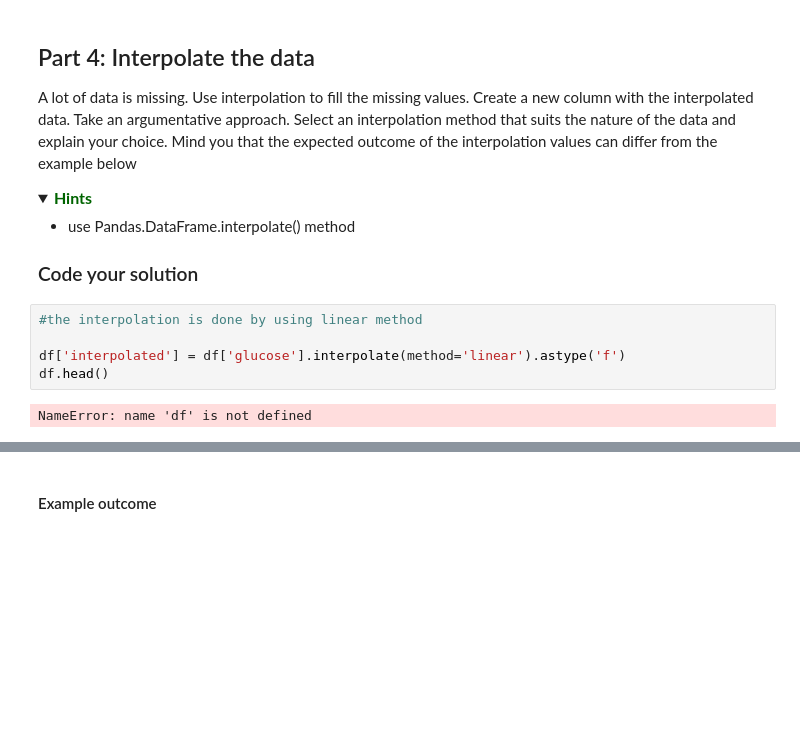
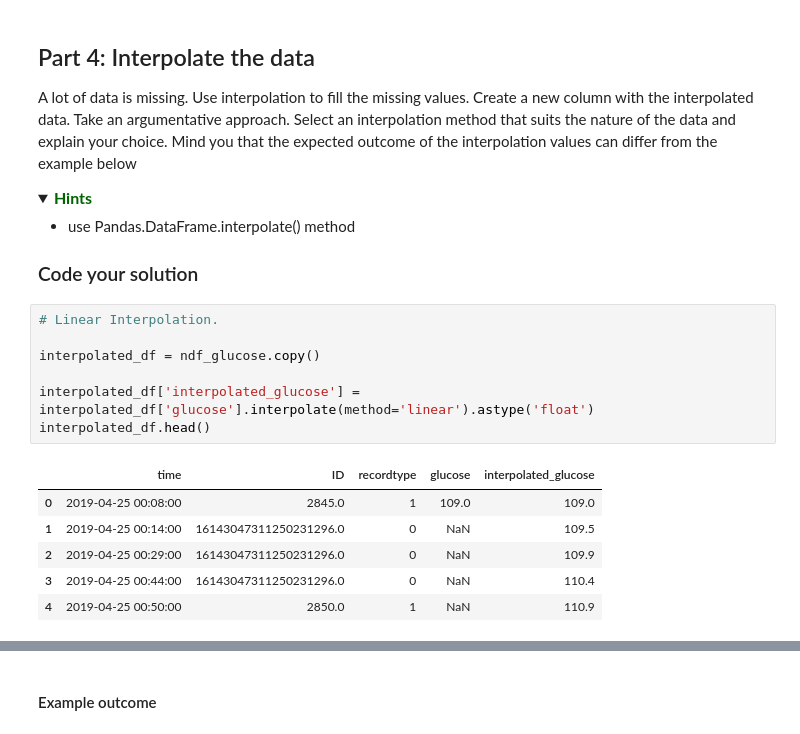
Before and after one commit to hoomanhanaei/DS_101, a Jupyter notebook: Assignment_02/Assignment_week_02.ipynb, the cells around one changed output, grey strips where cells are left out. Cells and saved outputs as stored; diff of their text form; folded sections open; blank space fills up the shorter version.

```diff
--- a/Assignment_02/Assignment_week_02.ipynb
+++ b/Assignment_02/Assignment_week_02.ipynb
@@ -416,10 +424,17 @@ A lot of data is missing. Use interpolation to fill the missing values. Create a
 
 <a name='ex-41'></a>
 ### Code your solution
-# %%
-#the interpolation is done by using linear method
-
-df['interpolated'] = df['glucose'].interpolate(method='linear').astype('f')
-df.head()
-# %% [output]
-NameError: name 'df' is not defined
+# %%
+# Linear Interpolation.
+
+interpolated_df = ndf_glucose.copy()
+
+interpolated_df['interpolated_glucose'] = interpolated_df['glucose'].interpolate(method='linear').astype('float')
+interpolated_df.head()
+# %% [output]
+|  | time | ID | recordtype | glucose | interpolated_glucose |
+| 0 | 2019-04-25 00:08:00 | 2845.0 | 1 | 109.0 | 109.0 |
+| 1 | 2019-04-25 00:14:00 | 16143047311250231296.0 | 0 | NaN | 109.5 |
+| 2 | 2019-04-25 00:29:00 | 16143047311250231296.0 | 0 | NaN | 109.9 |
+| 3 | 2019-04-25 00:44:00 | 16143047311250231296.0 | 0 | NaN | 110.4 |
+| 4 | 2019-04-25 00:50:00 | 2850.0 | 1 | NaN | 110.9 |
```
Also changed, not shown: parts of 5 cells of this notebook.
